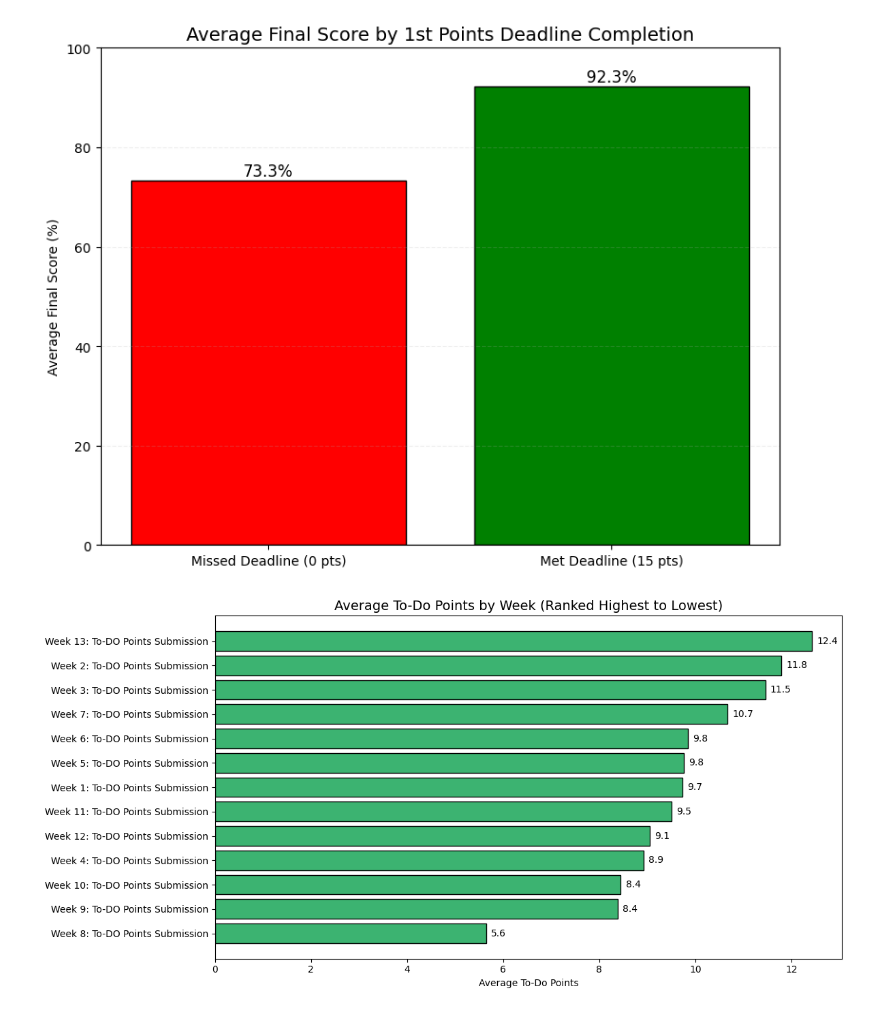
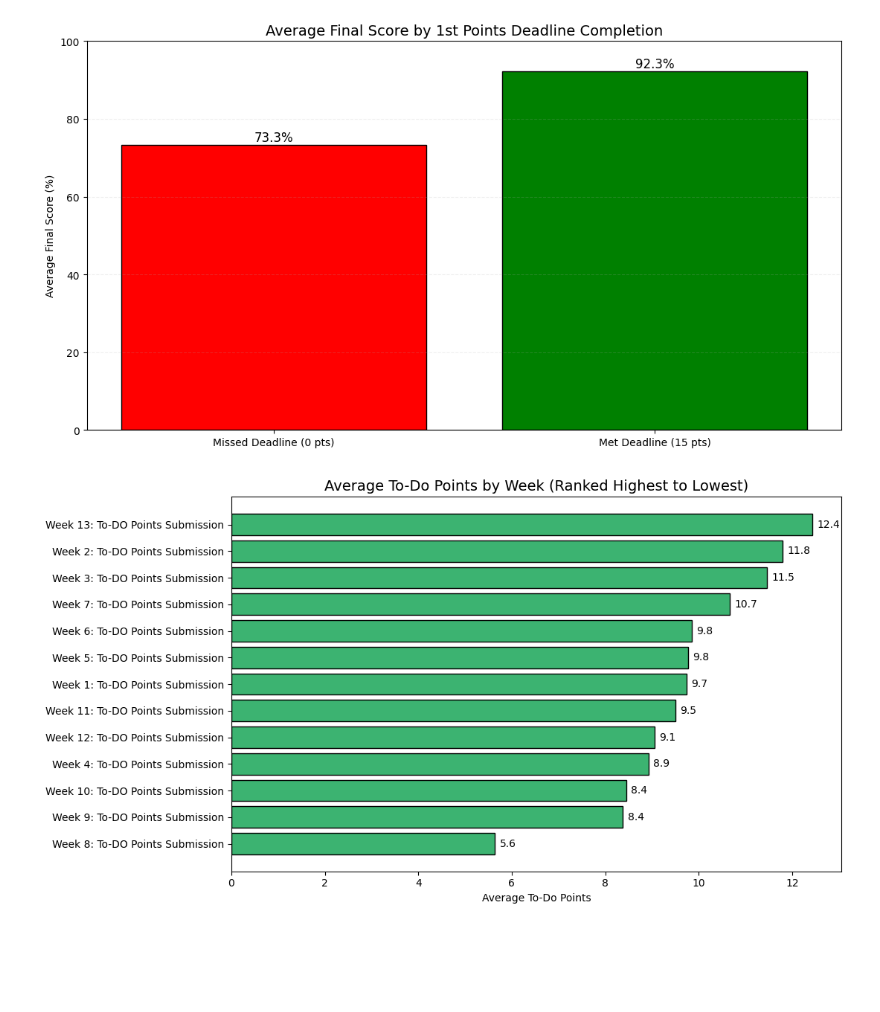
Before and after one commit to akioazevedo/student_analysis, a Jupyter notebook: Analysis.ipynb, the cells around one changed output. Saved outputs shown, nothing was run; the diff lists cells and outputs as text; code cells hidden in the pictures; blank space fills up the shorter version.

```diff
--- a/Analysis.ipynb
+++ b/Analysis.ipynb
@@ -4,3 +5,5 @@ import matplotlib.pyplot as plt
 # %%
-df = pd.read_csv("~/Desktop/grades.csv")
+df = pd.read_csv("grades.csv")
+df = df.drop(columns=['Student ID'], errors='ignore')
 df.head(10)
+df.to_csv("grades.csv", index=False)
@@ -192,43 +201,37 @@ plt.show()
 # %%
-import matplotlib.pyplot as plt
-import pandas as pd
-
 # Select and clean relevant columns
 col_todo = '1st Points Deadline Activity Assignment'
 df_deadline = df[[col_todo, 'Final Score']].copy()
 df_deadline = df_deadline.apply(pd.to_numeric, errors='coerce')
 
 # Create group labels
 df_deadline['Deadline Status'] = df_deadline[col_todo].apply(
     lambda x: 'Met Deadline (15 pts)' if x == 15 else 'Missed Deadline (0 pts)'
 )
 
 # Group by status and calculate mean final score
 group_means = df_deadline.groupby('Deadline Status')['Final Score'].mean().sort_values()
 
 # Plot bar chart
-plt.figure(figsize=(8, 6))
+plt.figure(figsize=(11, 6))
 bars = plt.bar(group_means.index, group_means.values, color=['red', 'green'], edgecolor='black')
 
 # Add value labels
 for bar in bars:
     height = bar.get_height()
     plt.text(bar.get_x() + bar.get_width()/2, height + 1, f'{height:.1f}%', ha='center', fontsize=12)
 
 # Formatting
 plt.title('Average Final Score by 1st Points Deadline Completion', fontsize=14)
 plt.ylabel('Average Final Score (%)')
 plt.ylim(0, 100)
 plt.grid(axis='y', linestyle='--', alpha=0.2)
 plt.tight_layout()
 plt.savefig("plots/1stToDoPoints.png")
 plt.show()
 # %% [output]
-[figure, old version]
+[figure, new version]
 # %%
-import matplotlib.pyplot as plt
-import pandas as pd
-
 # Filter and clean To-Do columns from Week 1 to 13
 todo_weekly_cols = [col for col in df.columns if 'Week' in col and 'To-DO Points Submission' in col]
 weekly_df = df[todo_weekly_cols].apply(pd.to_numeric, errors='coerce')
@@ -244,7 +247,7 @@ weekly_avg['Week Number'] = weekly_avg['Week'].str.extract(r'Week (\d+)').astype
 weekly_avg = weekly_avg.sort_values('Average To-Do Points', ascending=False)
 
 # Plot
-plt.figure(figsize=(12, 6))
+plt.figure(figsize=(11, 6))
 bars = plt.barh(weekly_avg['Week'], weekly_avg['Average To-Do Points'],
                 color='mediumseagreen', edgecolor='black')
 plt.gca().invert_yaxis()
@@ -262,4 +265,4 @@ plt.tight_layout()
 plt.savefig("plots/ToDoPoints.png")
 plt.show()
 # %% [output]
-[figure, old version]
+[figure, new version]
```
Also changed, not shown: parts of 6 cells of this notebook, 6 other files.
